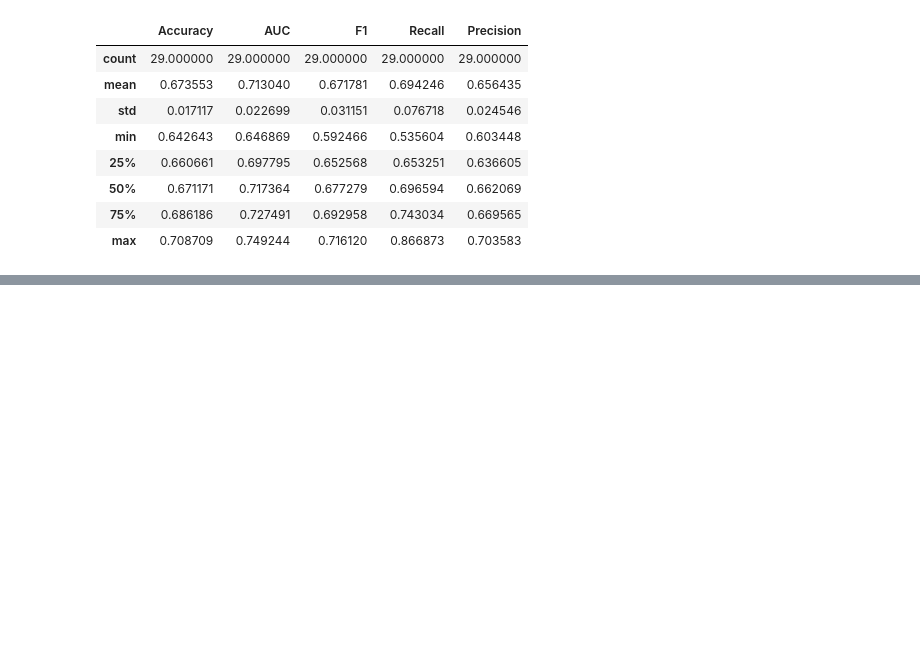
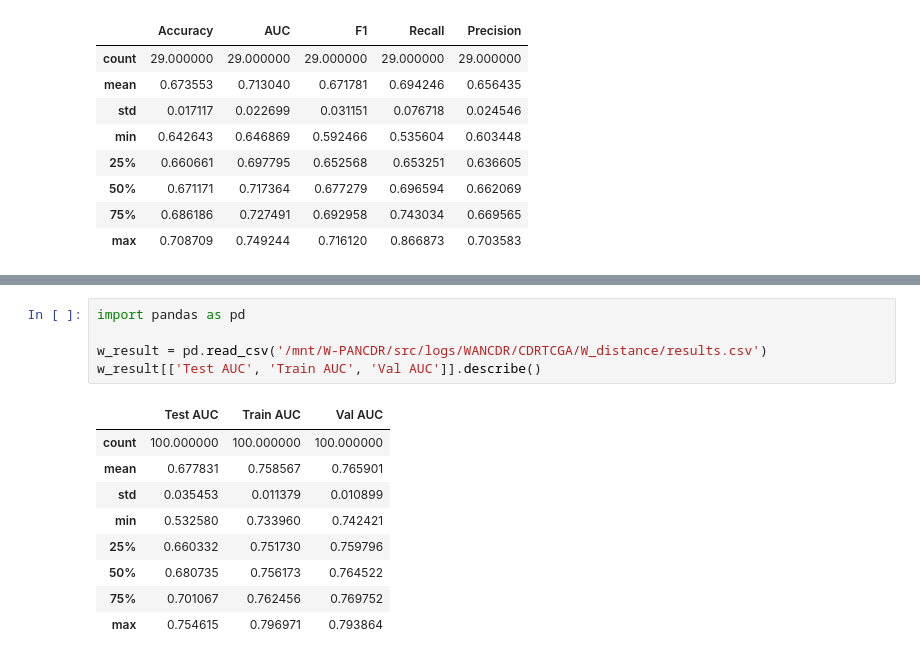
Before and after one commit to gkswns3708/W-PANCDR, a Jupyter notebook: src/summary.ipynb, the cells around one changed output, grey strips where cells are left out. Drawn from its saved outputs; the diff is of its cells as text; blank space fills up the shorter version.

```diff
--- a/src/summary.ipynb
+++ b/src/summary.ipynb
@@ -92,0 +108,15 @@ p_result.drop(columns=['Iteration']).describe()
+# %%
+import pandas as pd
+
+w_result = pd.read_csv('/mnt/W-PANCDR/src/logs/WANCDR/CDRTCGA/W_distance/results.csv')
+w_result[['Test AUC', 'Train AUC', 'Val AUC']].describe()
+# %% [output]
+|  | Test AUC | Train AUC | Val AUC |
+| count | 100.000000 | 100.000000 | 100.000000 |
+| mean | 0.677831 | 0.758567 | 0.765901 |
+| std | 0.035453 | 0.011379 | 0.010899 |
+| min | 0.532580 | 0.733960 | 0.742421 |
+| 25% | 0.660332 | 0.751730 | 0.759796 |
+| 50% | 0.680735 | 0.756173 | 0.764522 |
+| 75% | 0.701067 | 0.762456 | 0.769752 |
+| max | 0.754615 | 0.796971 | 0.793864 |
```
Also changed, not shown: parts of 4 cells of this notebook, 20 other files.
